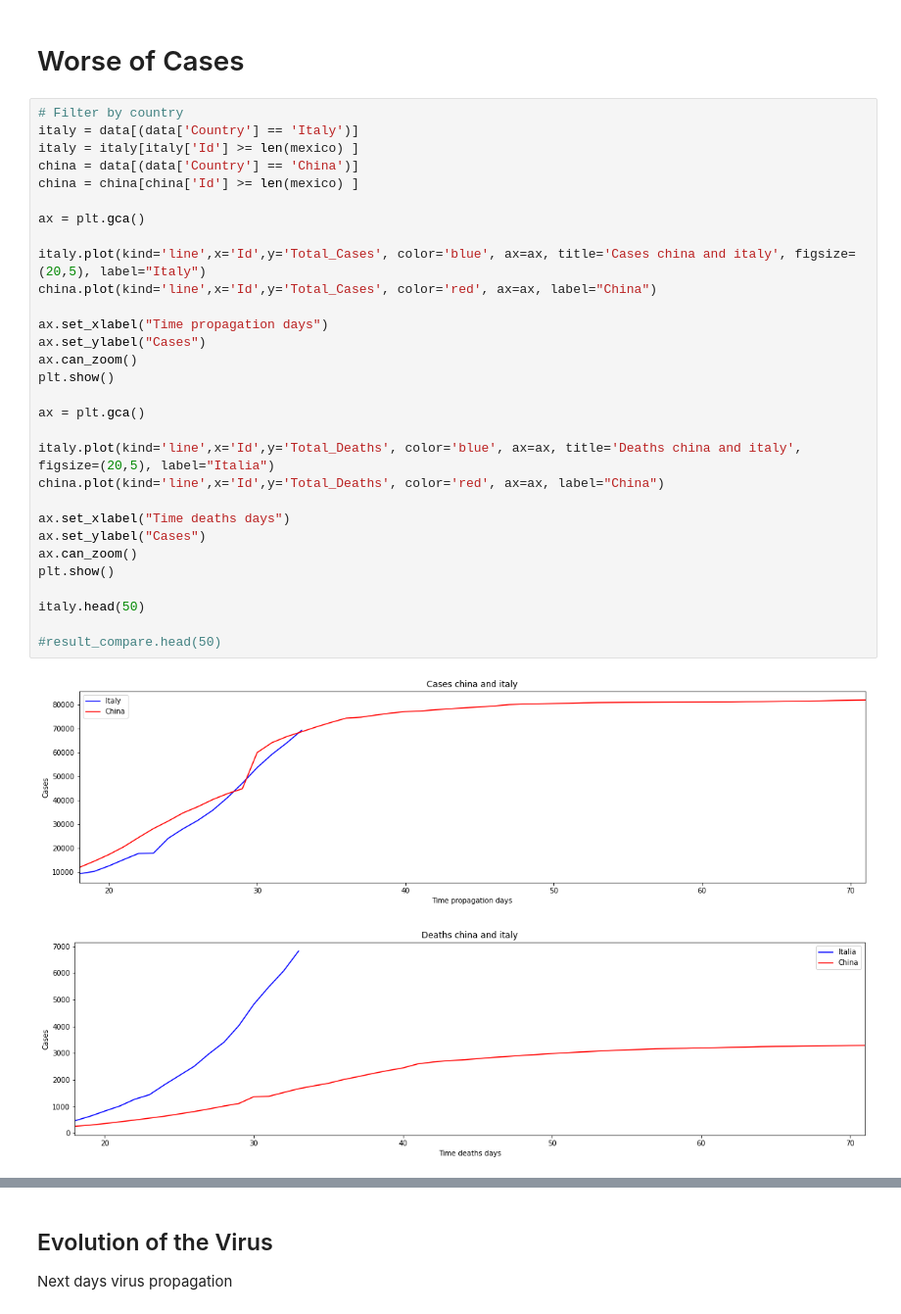
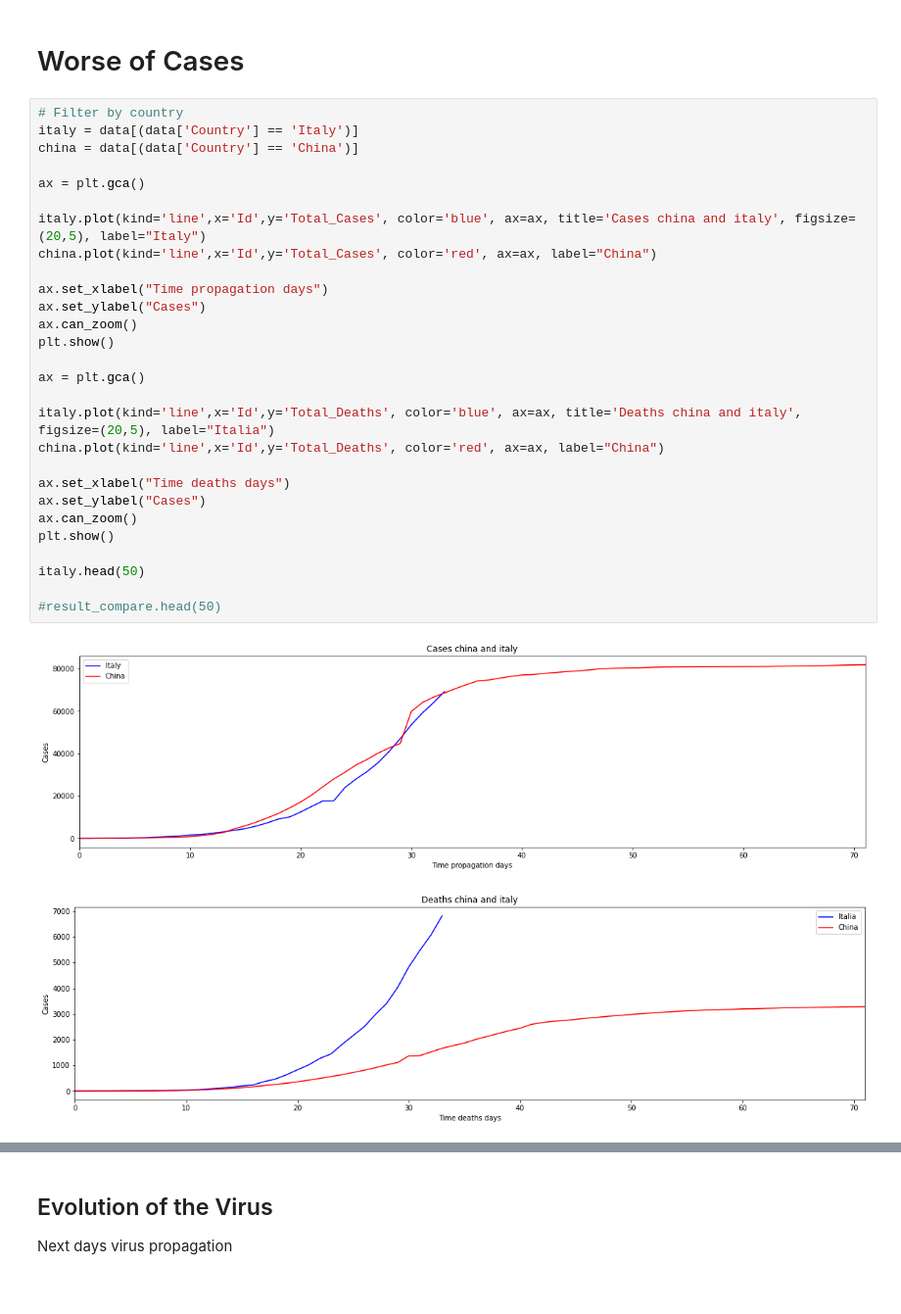
Before and after one commit to eocode/COVIT-19-Mexico, a Jupyter notebook: COVIT-19 Analisys.ipynb, the cells around one changed output, grey strips where cells are left out. Shown: that part at 98% size. Drawn from its saved outputs; the diff is of its cells as text.

```diff
--- a/COVIT-19 Analisys.ipynb
+++ b/COVIT-19 Analisys.ipynb
@@ -254,34 +256,32 @@ italy.head(50)
 # %%
 # Filter by country
 italy = data[(data['Country'] == 'Italy')]
-italy = italy[italy['Id'] >= len(mexico) ]
 china = data[(data['Country'] == 'China')]
-china = china[china['Id'] >= len(mexico) ]
 
 ax = plt.gca()
 
 italy.plot(kind='line',x='Id',y='Total_Cases', color='blue', ax=ax, title='Cases china and italy', figsize=(20,5), label="Italy")
 china.plot(kind='line',x='Id',y='Total_Cases', color='red', ax=ax, label="China")
 
 ax.set_xlabel("Time propagation days")
 ax.set_ylabel("Cases")
 ax.can_zoom()
 plt.show()
 
 ax = plt.gca()
 
 italy.plot(kind='line',x='Id',y='Total_Deaths', color='blue', ax=ax, title='Deaths china and italy', figsize=(20,5), label="Italia")
 china.plot(kind='line',x='Id',y='Total_Deaths', color='red', ax=ax, label="China")
 
 ax.set_xlabel("Time deaths days")
 ax.set_ylabel("Cases")
 ax.can_zoom()
 plt.show()
 
 italy.head(50)
 
 #result_compare.head(50)
 # %% [output]
-[figure, old version]
+[figure, new version]
-[figure, old version]
+[figure, new version]
 |  | Date | Day | Month | Year | Cases | Deaths | Country | Period | Id | Total_Cases | ... |
```
Also changed, not shown: parts of 3 cells of this notebook, 1 other file.
